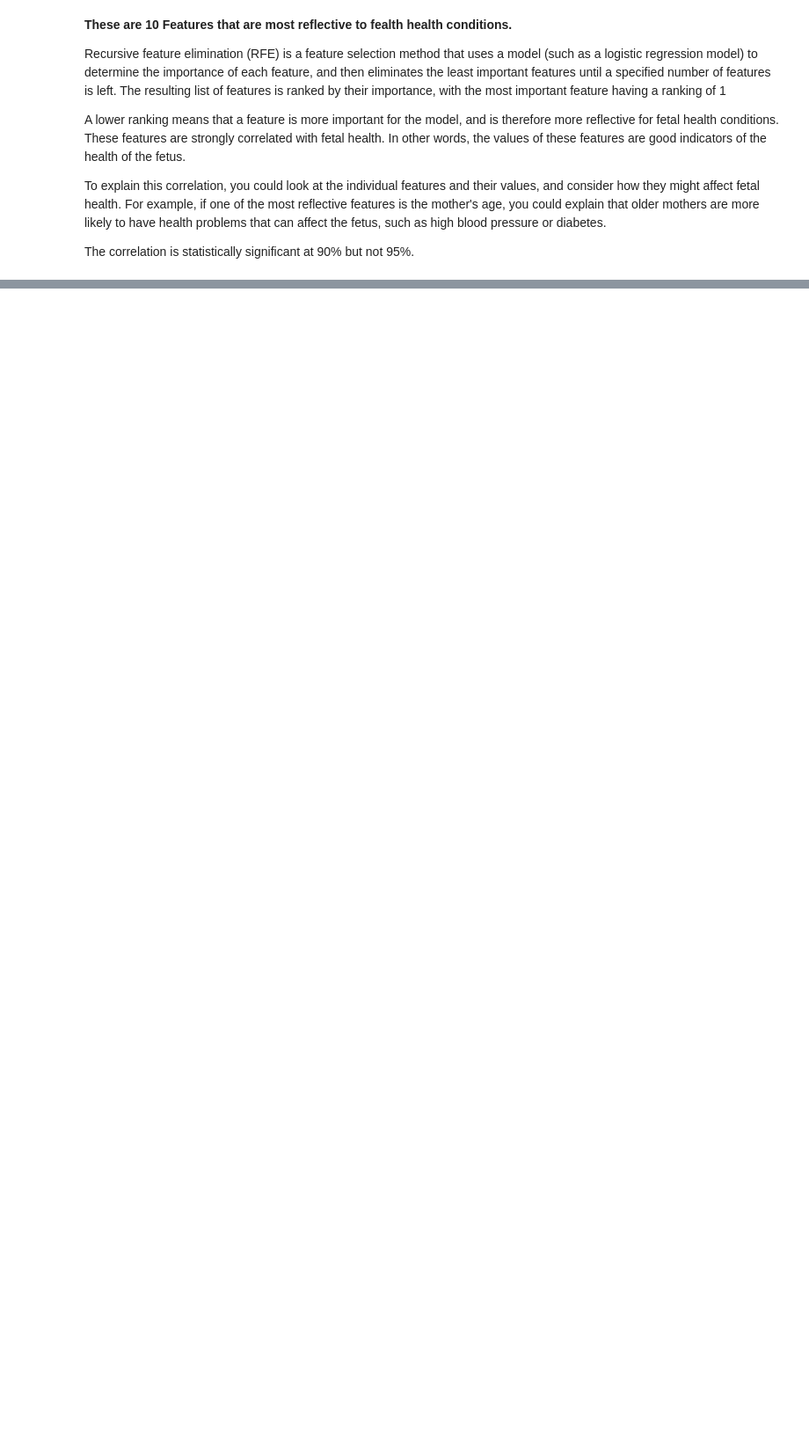
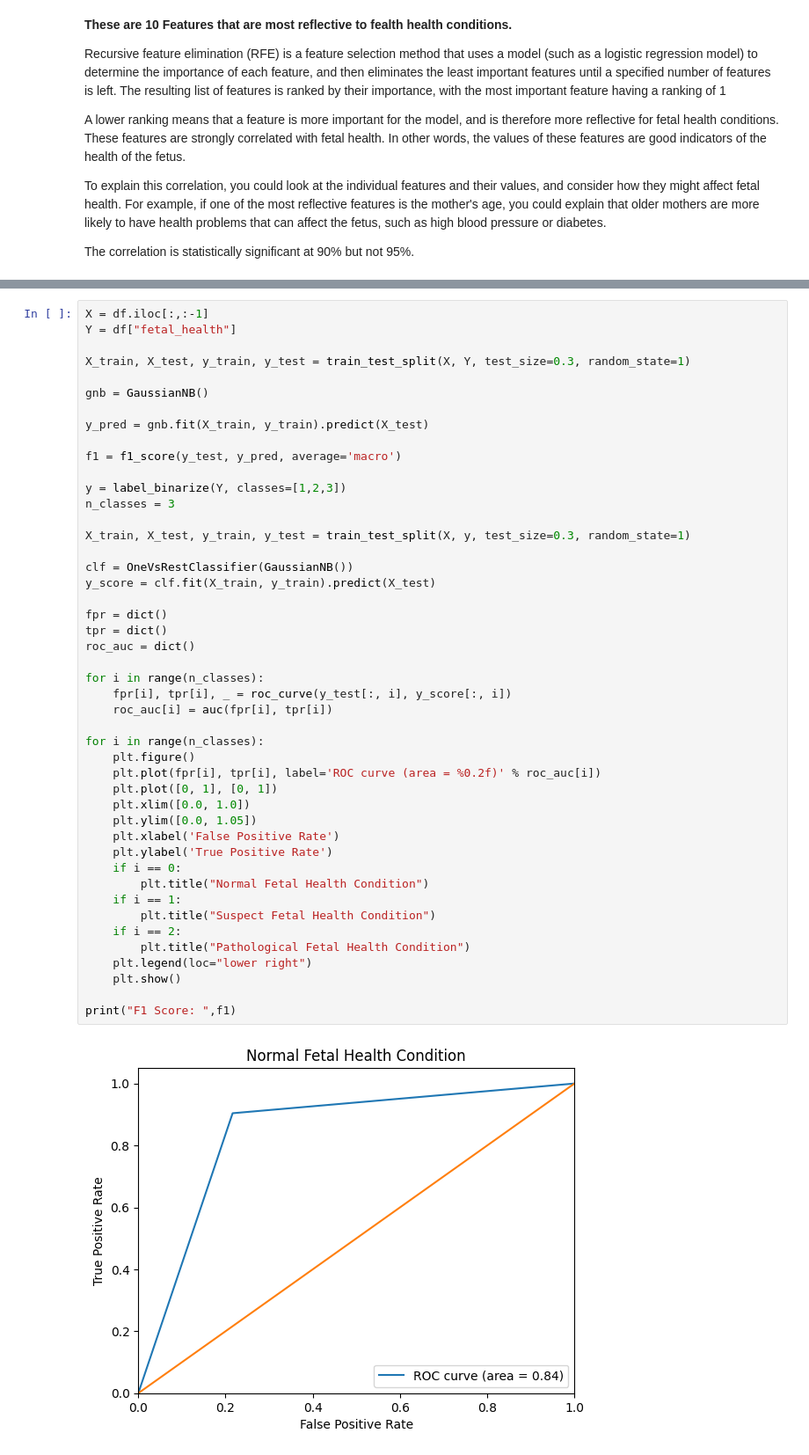
Before and after one commit to Jumaiza/CS301, a Jupyter notebook: FinalProject/finalProject.ipynb, the cells around one changed output, grey strips where cells are left out. Shown: that part at 88% size. Drawn from its saved outputs; the diff is of its cells as text; blank space fills up the shorter version.

```diff
--- a/FinalProject/finalProject.ipynb
+++ b/FinalProject/finalProject.ipynb
@@ -105,0 +139,48 @@ The correlation is statistically significant at 90% but not 95%.
+# %%
+X = df.iloc[:,:-1]
+Y = df["fetal_health"]
+
+X_train, X_test, y_train, y_test = train_test_split(X, Y, test_size=0.3, random_state=1)
+
+gnb = GaussianNB()
+
+y_pred = gnb.fit(X_train, y_train).predict(X_test)
+
+f1 = f1_score(y_test, y_pred, average='macro')
+
+y = label_binarize(Y, classes=[1,2,3])
+n_classes = 3
+
+X_train, X_test, y_train, y_test = train_test_split(X, y, test_size=0.3, random_state=1)
+
+clf = OneVsRestClassifier(GaussianNB())
+y_score = clf.fit(X_train, y_train).predict(X_test)
+
+fpr = dict()
+tpr = dict()
+roc_auc = dict()
+
+for i in range(n_classes):
+    fpr[i], tpr[i], _ = roc_curve(y_test[:, i], y_score[:, i])
+    roc_auc[i] = auc(fpr[i], tpr[i])
+
+for i in range(n_classes):
+    plt.figure()
+    plt.plot(fpr[i], tpr[i], label='ROC curve (area = %0.2f)' % roc_auc[i])
+    plt.plot([0, 1], [0, 1])
+    plt.xlim([0.0, 1.0])
+    plt.ylim([0.0, 1.05])
+    plt.xlabel('False Positive Rate')
+    plt.ylabel('True Positive Rate')
+    if i == 0:
+        plt.title("Normal Fetal Health Condition")
+    if i == 1:
+        plt.title("Suspect Fetal Health Condition")
+    if i == 2:
+        plt.title("Pathological Fetal Health Condition")
+    plt.legend(loc="lower right")
+    plt.show()
+
+print("F1 Score: ",f1)
+# %% [output]
+[figure, added]
```
Also changed, not shown: parts of 5 cells of this notebook.
